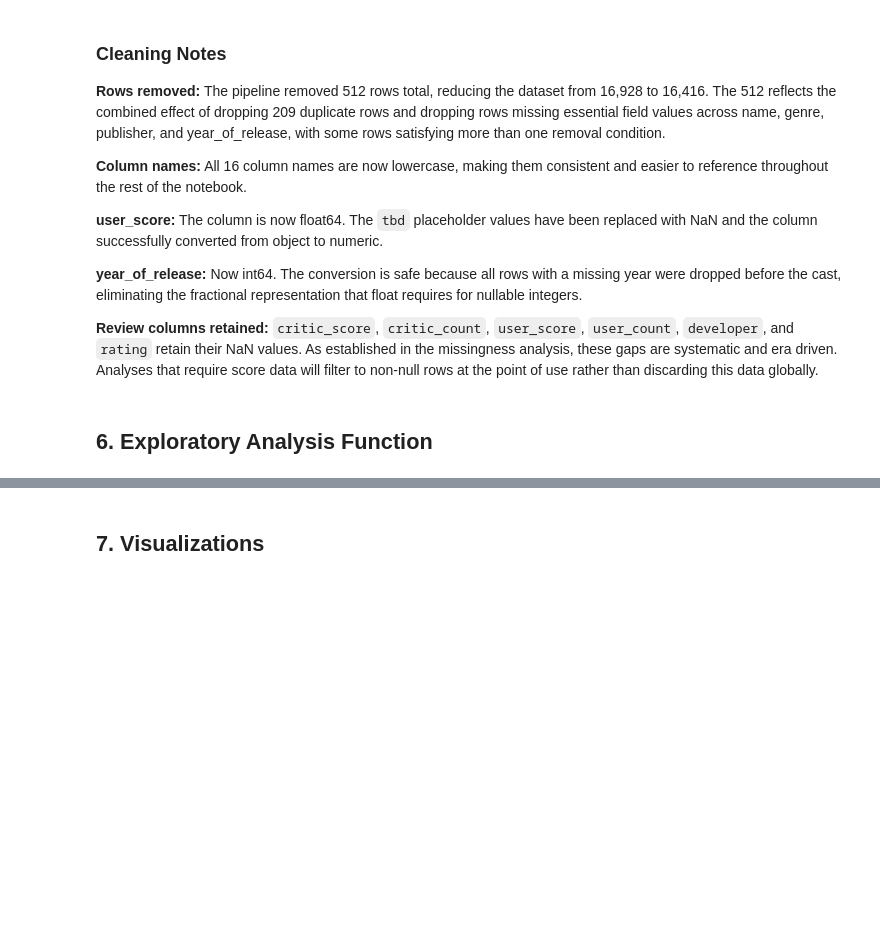
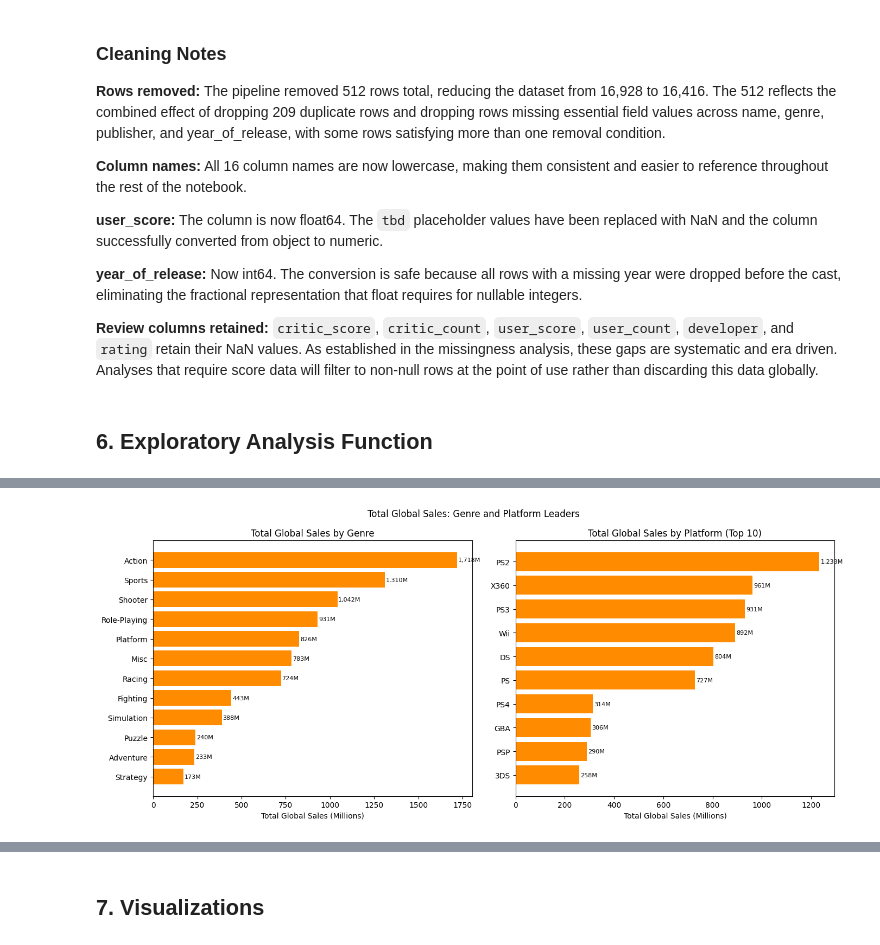
Before and after one commit to thebobmay/ai-programming-foundations-project, a Jupyter notebook: notebooks/data_workflow.ipynb, the cells around one changed output, grey strips where cells are left out. Saved outputs shown, nothing was run; the diff lists cells and outputs as text; code cells hidden in the pictures; blank space fills up the shorter version.

```diff
--- a/notebooks/data_workflow.ipynb
+++ b/notebooks/data_workflow.ipynb
@@ -360,0 +501,28 @@ print(f"Shape: {df_clean.shape}")
+# %%
+fig, axes = plt.subplots(1, 2, figsize=(14, 6))
+
+genre_sales = summaries['genre_counts'].sort_values('total_global_sales').reset_index()
+axes[0].barh(genre_sales['genre'], genre_sales['total_global_sales'], color='darkorange')
+axes[0].set_xlabel('Total Global Sales (Millions)')
+axes[0].set_title('Total Global Sales by Genre')
+for i, val in enumerate(genre_sales['total_global_sales']):
+    axes[0].text(val + 5, i, f'{val:,.0f}M', va='center', fontsize=8)
+
+platform_sales = (
+    summaries['platform_counts']
+    .sort_values('total_global_sales', ascending=False)
+    .head(10)
+    .sort_values('total_global_sales')
+    .reset_index()
+)
+axes[1].barh(platform_sales['platform'], platform_sales['total_global_sales'], color='darkorange')
+axes[1].set_xlabel('Total Global Sales (Millions)')
+axes[1].set_title('Total Global Sales by Platform (Top 10)')
+for i, val in enumerate(platform_sales['total_global_sales']):
+    axes[1].text(val + 5, i, f'{val:,.0f}M', va='center', fontsize=8)
+
+plt.suptitle('Total Global Sales: Genre and Platform Leaders', fontsize=12)
+plt.tight_layout()
+plt.show()
+# %% [output]
+[figure, added]
```
Also changed, not shown: parts of 44 cells of this notebook, 5 other files.
